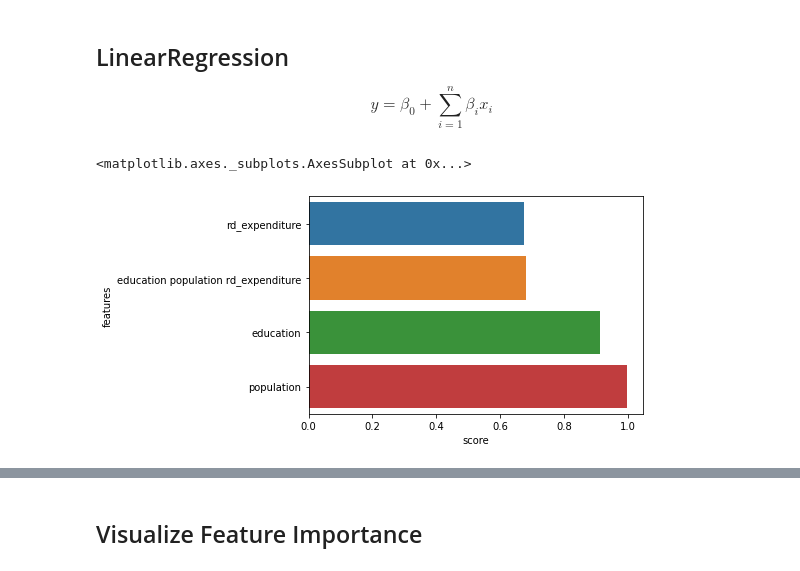
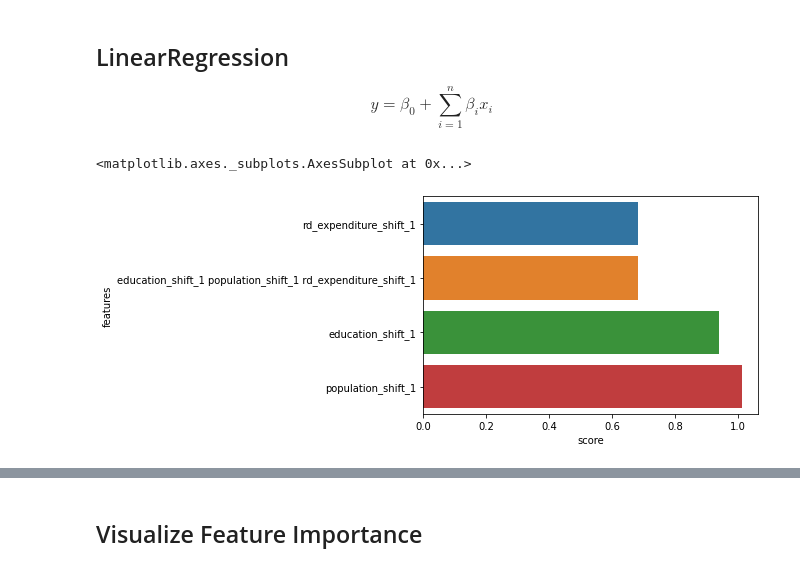
Before and after one commit to ADS-Group-15/eu-productivity-modeling, a Jupyter notebook: notebooks/models.ipynb, the cells around one changed output, grey strips where cells are left out. Cells and saved outputs as stored; diff of their text form; code cells hidden in the pictures.

```diff
--- a/notebooks/models.ipynb
+++ b/notebooks/models.ipynb
@@ -46,0 +54,11 @@ df[['per_hour_worked', 'per_employee', 'education', 'population', 'rd_expenditur
+# %%
+features = ['education', 'population', 'rd_expenditure']
+shift_range = [1]
+for feature in features:
+    for shift in shift_range:
+        df[f'{feature}_shift_{shift}'] = df.sort_values('year').groupby(['GEO'])[feature].shift(shift)
+
+df = df[df['year'] > 2010]
+df = df.dropna()
+
+df.head()
@@ -54,35 +79,35 @@ $$
 from sklearn.linear_model import LinearRegression
 from sklearn.model_selection import KFold
 from sklearn.metrics import mean_squared_error
 
 def train(features):
     x = df[features]
     y = df[['per_hour_worked']]
     score_on_train = []
     score_on_test = []
     kfold = KFold(n_splits=5, shuffle=True, random_state=42)
     for train_index, test_index in kfold.split(x):
         x_train, x_test = x.iloc[train_index], x.iloc[test_index]
         y_train, y_test = y.iloc[train_index], y.iloc[test_index]
         model = LinearRegression()
         model.fit(x_train, y_train)
         score_on_train.append(mean_squared_error(y_train, model.predict(x_train)))
         score_on_test.append(mean_squared_error(y_test, model.predict(x_test)))
 
     return np.mean(score_on_test)
 
 features = [
-    ['education'],
-    ['population'],
-    ['rd_expenditure'],
-    ['education', 'population', 'rd_expenditure']
+    ['education_shift_1'],
+    ['population_shift_1'],
+    ['rd_expenditure_shift_1'],
+    ['education_shift_1', 'population_shift_1', 'rd_expenditure_shift_1']
 ]
 scores = [train(f) for f in features]
 result = pd.DataFrame({
     'features': [' '.join(f) for f in features],
     'score': scores
 }).sort_values(by='score')
 sns.barplot(data=result, x='score', y='features')
 # %% [output]
 <matplotlib.axes._subplots.AxesSubplot at 0x...>
-[figure, old version]
+[figure, new version]
```
Also changed, not shown: parts of 5 cells of this notebook, 1 other file.
